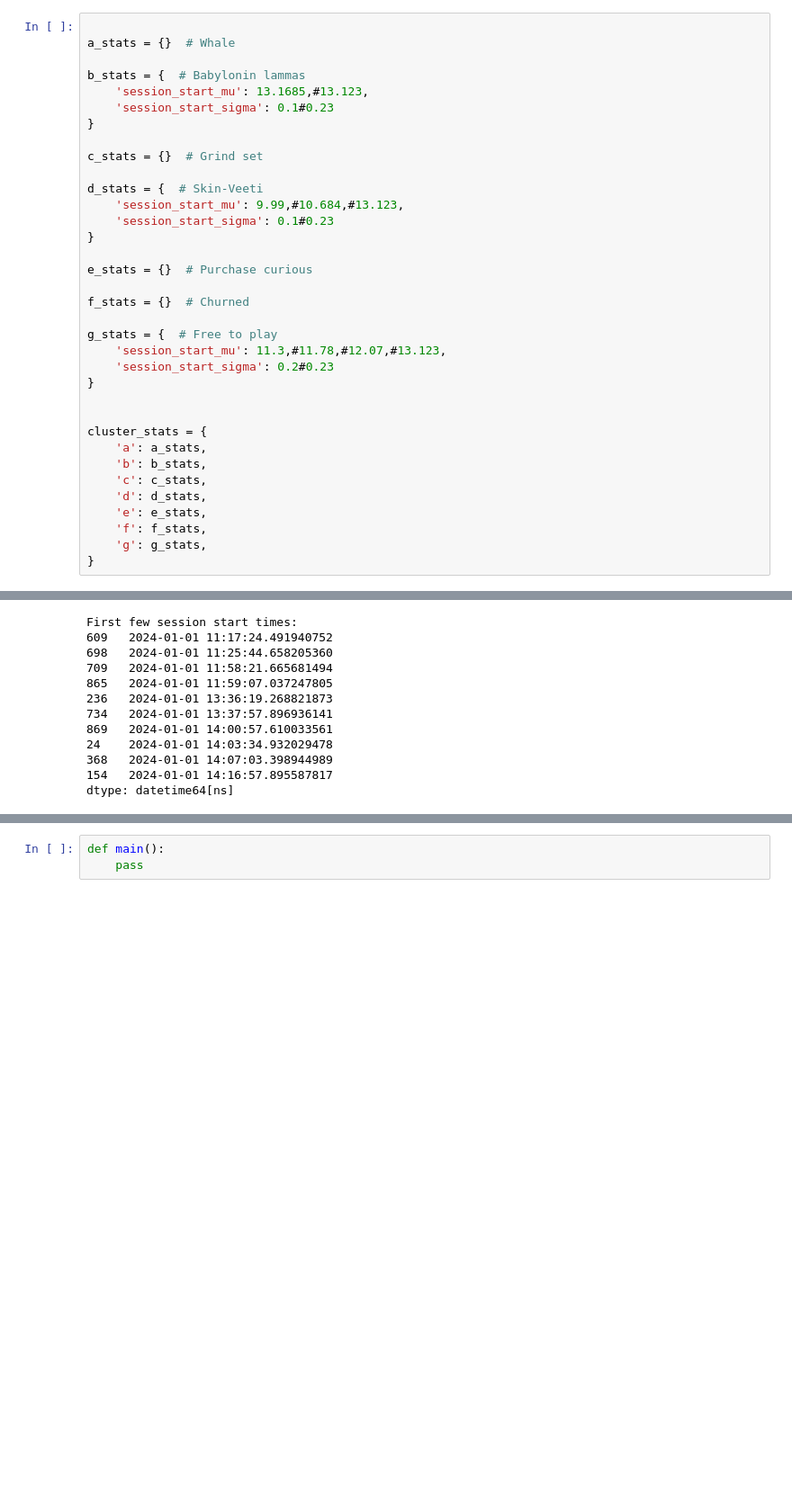
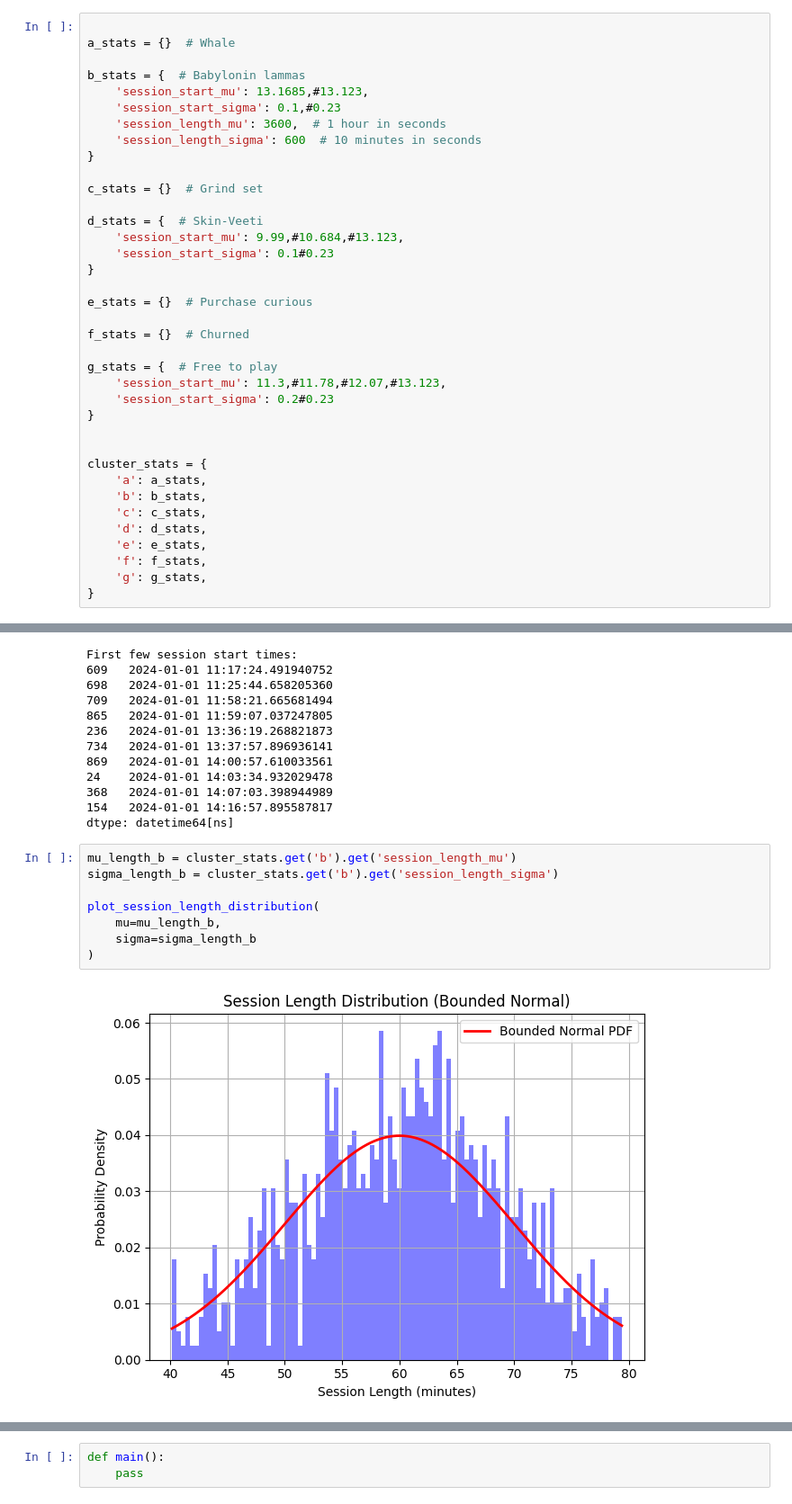
Before and after one commit to pyryjh/Portfolio, a Jupyter notebook: customer_acquisition_analytics/full_workflow.ipynb, the cells around one changed output, grey strips where cells are left out. Shown: that part at 90% size. Cells and saved outputs as stored; diff of their text form; blank space fills up the shorter version.

Commit message:
Session length now available

```diff
--- a/customer_acquisition_analytics/full_workflow.ipynb
+++ b/customer_acquisition_analytics/full_workflow.ipynb
@@ -207,7 +328,9 @@ a_stats = {}  # Whale
 
 b_stats = {  # Babylonin lammas
     'session_start_mu': 13.1685,#13.123,
-    'session_start_sigma': 0.1#0.23
+    'session_start_sigma': 0.1,#0.23
+    'session_length_mu': 3600,  # 1 hour in seconds
+    'session_length_sigma': 600  # 10 minutes in seconds
 }
 
 c_stats = {}  # Grind set
@@ -275,3 +398,13 @@ First few session start times:
 368   2024-01-01 14:07:03.398944989
 154   2024-01-01 14:16:57.895587817
 dtype: datetime64[ns]
+# %%
+mu_length_b = cluster_stats.get('b').get('session_length_mu')
+sigma_length_b = cluster_stats.get('b').get('session_length_sigma')
+
+plot_session_length_distribution(
+    mu=mu_length_b,
+    sigma=sigma_length_b
+)
+# %% [output]
+[figure, added]
```
Also changed, not shown: parts of 5 cells of this notebook, 1 other file.
